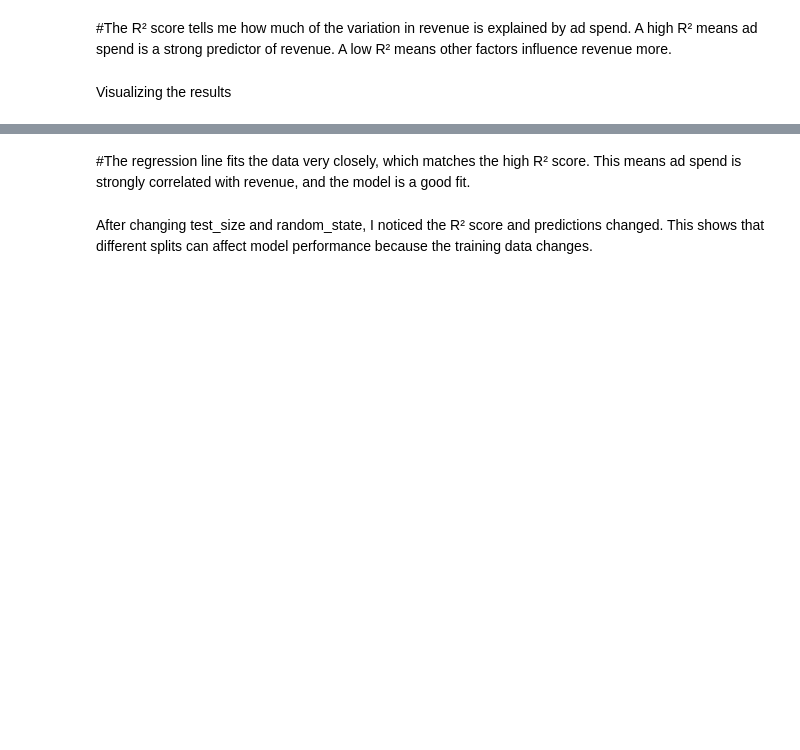
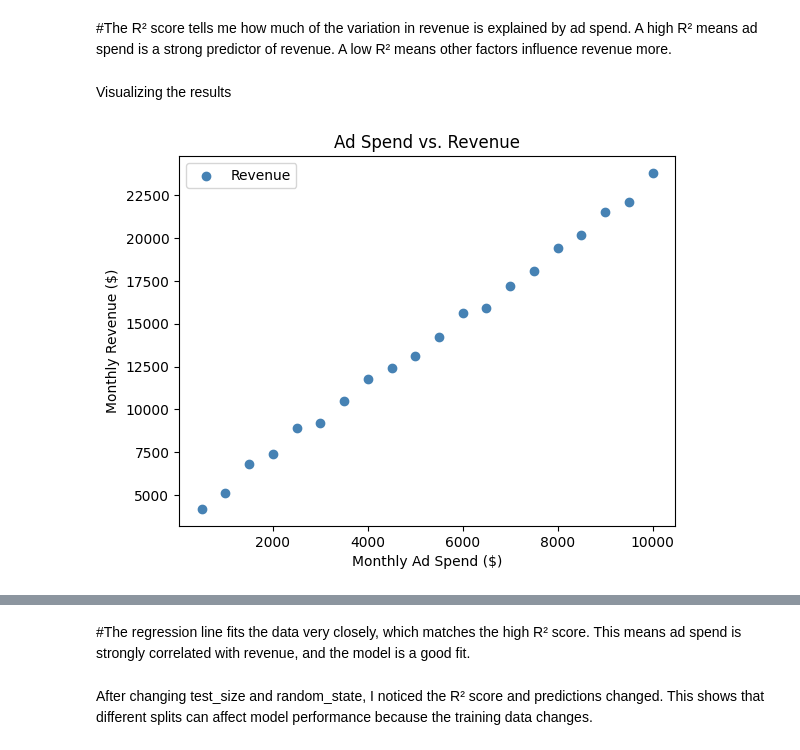
Before and after one commit to Lorah350/DataAnalytics2026, a Jupyter notebook: DataAnalytics2026/week-07/Ex4A_Intro_to_Linear_Regression.ipynb, the cells around one changed output, grey strips where cells are left out. Saved outputs shown, nothing was run; the diff lists cells and outputs as text; code cells hidden in the pictures; blank space fills up the shorter version.

```diff
--- a/DataAnalytics2026/week-07/Ex4A_Intro_to_Linear_Regression.ipynb
+++ b/DataAnalytics2026/week-07/Ex4A_Intro_to_Linear_Regression.ipynb
@@ -130,11 +169,14 @@ A low R² means other factors influence revenue more.
 # %% [markdown]
 Visualizing the results
 # %%
-plt.scatter(X2, y2, color='steelblue')
+plt.scatter(X2, y2, color='steelblue', label= 'Revenue')
 plt.xlabel('Monthly Ad Spend ($)')
 plt.ylabel('Monthly Revenue ($)')
 plt.title('Ad Spend vs. Revenue')
+plt.legend()
 plt.show()
+# %% [output]
+[figure, added]
 # %%
 plt.scatter(X2, y2, color='steelblue', label='Actual')
 
```
Also changed, not shown: parts of 13 cells of this notebook, 1 other file.
